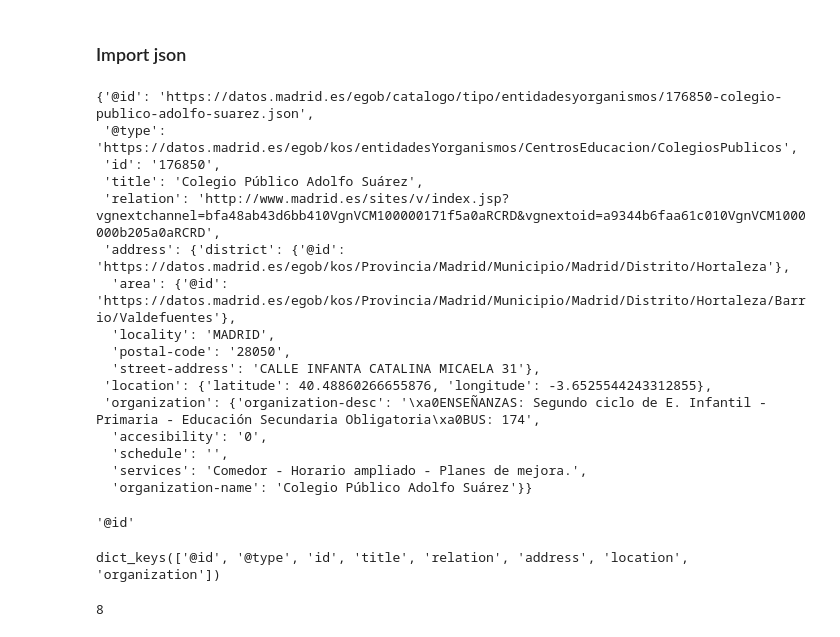
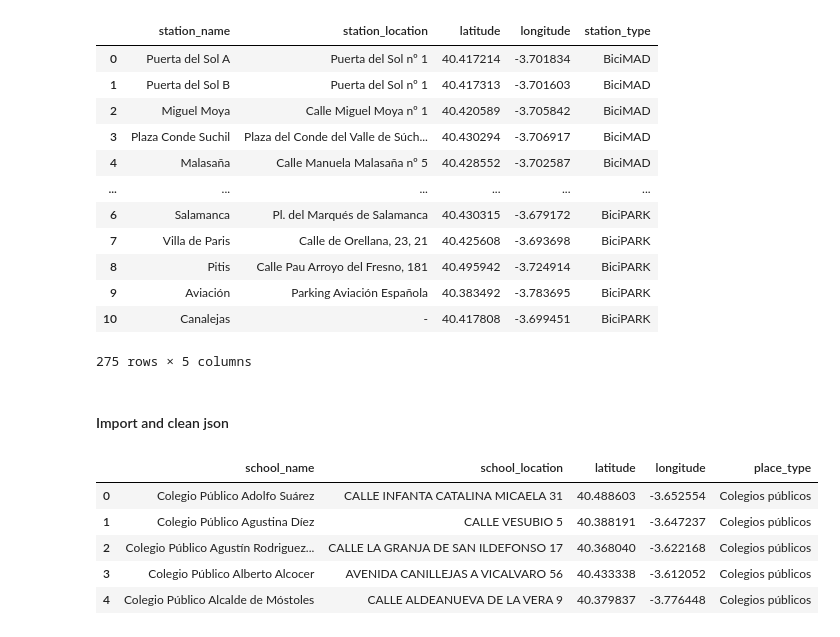
Before and after one commit to CarlosSanchezVicente/ih_datamadpt0923_project_m1, a Jupyter notebook: notebooks/Import_and_clean_data.ipynb, the cells around one changed output. Cells and saved outputs as stored; diff of their text form; code cells hidden in the pictures.

```diff
--- a/notebooks/Import_and_clean_data.ipynb
+++ b/notebooks/Import_and_clean_data.ipynb
@@ -56,0 +134,7 @@ bicipark_df.head()
+# %%
+# Create a new dataframe with columns that these will be use in the final app.
+# Extract some columns from bicimad.df in a new dataframe
+new_column_names = {'name': 'station_name', 'address': 'station_location', 'latitude': 'latitude', 'longitude': 'longitude'}
+bicimad_stations_df = bicimad_df[list(new_column_names.keys())].rename(columns=new_column_names)
+bicimad_stations_df['station_type'] = 'BiciMAD'
+bicimad_stations_df.head()
@@ -56,0 +148,6 @@ bicipark_df.head()
+# %%
+# Extract some columns from bicipark.df in a new dataframe
+new_column_names = {'name': 'station_name', 'address': 'station_location', 'latitude': 'latitude', 'longitude': 'longitude'}
+bicipark_stations_df = bicipark_df[list(new_column_names.keys())].rename(columns=new_column_names)
+bicipark_stations_df['station_type'] = 'BiciPARK'
+bicipark_stations_df.head()
@@ -57,5 +161,22 @@ bicipark_df.head()
+# %%
+stations_df = pd.concat([bicimad_stations_df, bicipark_stations_df])
+stations_df
+# %% [output]
+|  | station_name | station_location | latitude | longitude | station_type |
+| 0 | Puerta del Sol A | Puerta del Sol nº 1 | 40.417214 | -3.701834 | BiciMAD |
+| 1 | Puerta del Sol B | Puerta del Sol nº 1 | 40.417313 | -3.701603 | BiciMAD |
+| 2 | Miguel Moya | Calle Miguel Moya nº 1 | 40.420589 | -3.705842 | BiciMAD |
+| 3 | Plaza Conde Suchil | Plaza del Conde del Valle de Súch... | 40.430294 | -3.706917 | BiciMAD |
+| 4 | Malasaña | Calle Manuela Malasaña nº 5 | 40.428552 | -3.702587 | BiciMAD |
+| ... | ... | ... | ... | ... | ... |
+| 6 | Salamanca | Pl. del Marqués de Salamanca | 40.430315 | -3.679172 | BiciPARK |
+| 7 | Villa de Paris | Calle de Orellana, 23, 21 | 40.425608 | -3.693698 | BiciPARK |
+| 8 | Pitis | Calle Pau Arroyo del Fresno, 181 | 40.495942 | -3.724914 | BiciPARK |
+| 9 | Aviación | Parking Aviación Española | 40.383492 | -3.783695 | BiciPARK |
+| 10 | Canalejas | - | 40.417808 | -3.699451 | BiciPARK |
+275 rows × 5 columns
 # %% [markdown]
-### Import json
+#### Import and clean json
 # %%
 url = 'https://datos.madrid.es/egob/catalogo/202311-0-colegios-publicos.json'
 response = requests.get(url)
@@ -68,32 +197,14 @@ for i in range(len(json_data["@graph"])):
-# %%
-json_data["@graph"][0]
-# %% [output]
-{'@id': 'https://datos.madrid.es/egob/catalogo/tipo/entidadesyorganismos/176850-colegio-publico-adolfo-suarez.json',
- '@type': 'https://datos.madrid.es/egob/kos/entidadesYorganismos/CentrosEducacion/ColegiosPublicos',
- 'id': '176850',
- 'title': 'Colegio Público Adolfo Suárez',
- 'relation': 'http://www.madrid.es/sites/v/index.jsp?vgnextchannel=bfa48ab43d6bb410VgnVCM100000171f5a0aRCRD&vgnextoid=a9344b6faa61c010VgnVCM1000000b205a0aRCRD',
- 'address': {'district': {'@id': 'https://datos.madrid.es/egob/kos/Provincia/Madrid/Municipio/Madrid/Distrito/Hortaleza'},
-  'area': {'@id': 'https://datos.madrid.es/egob/kos/Provincia/Madrid/Municipio/Madrid/Distrito/Hortaleza/Barrio/Valdefuentes'},
-  'locality': 'MADRID',
-  'postal-code': '28050',
-  'street-address': 'CALLE INFANTA CATALINA MICAELA 31'},
- 'location': {'latitude': 40.48860266655876, 'longitude': -3.6525544243312855},
- 'organization': {'organization-desc': '\xa0ENSEÑANZAS: Segundo ciclo de E. Infantil - Primaria - Educación Secundaria Obligatoria\xa0BUS: 174',
-  'accesibility': '0',
-  'schedule': '',
-  'services': 'Comedor - Horario ampliado - Planes de mejora.',
-  'organization-name': 'Colegio Público Adolfo Suárez'}}
-# %%
-test = list(json_data['@graph'][0].keys())
-test[0]
-# %% [output]
-'@id'
-# %%
-json_data['@graph'][0].keys()
-# %% [output]
-dict_keys(['@id', '@type', 'id', 'title', 'relation', 'address', 'location', 'organization'])
-# %%
-len(json_data['@graph'][0])
-# %% [output]
-8
+# %%
+# Extract some columns from bicipark.df in a new dataframe
+new_column_names = {'title': 'school_name', 'address_street-address': 'school_location',
+                    'location_latitude': 'latitude', 'location_longitude': 'longitude'}
+schools_df = public_schools_df[list(new_column_names.keys())].rename(columns=new_column_names)
+schools_df['place_type'] = 'Colegios públicos'
+schools_df.head()
+# %% [output]
+|  | school_name | school_location | latitude | longitude | place_type |
+| 0 | Colegio Público Adolfo Suárez | CALLE INFANTA CATALINA MICAELA 31 | 40.488603 | -3.652554 | Colegios públicos |
+| 1 | Colegio Público Agustina Díez | CALLE VESUBIO 5 | 40.388191 | -3.647237 | Colegios públicos |
+| 2 | Colegio Público Agustín Rodriguez... | CALLE LA GRANJA DE SAN ILDEFONSO 17 | 40.368040 | -3.622168 | Colegios públicos |
+| 3 | Colegio Público Alberto Alcocer | AVENIDA CANILLEJAS A VICALVARO 56 | 40.433338 | -3.612052 | Colegios públicos |
+| 4 | Colegio Público Alcalde de Móstoles | CALLE ALDEANUEVA DE LA VERA 9 | 40.379837 | -3.776448 | Colegios públicos |
```
Also changed, not shown: parts of 25 cells of this notebook, 1 other file.
